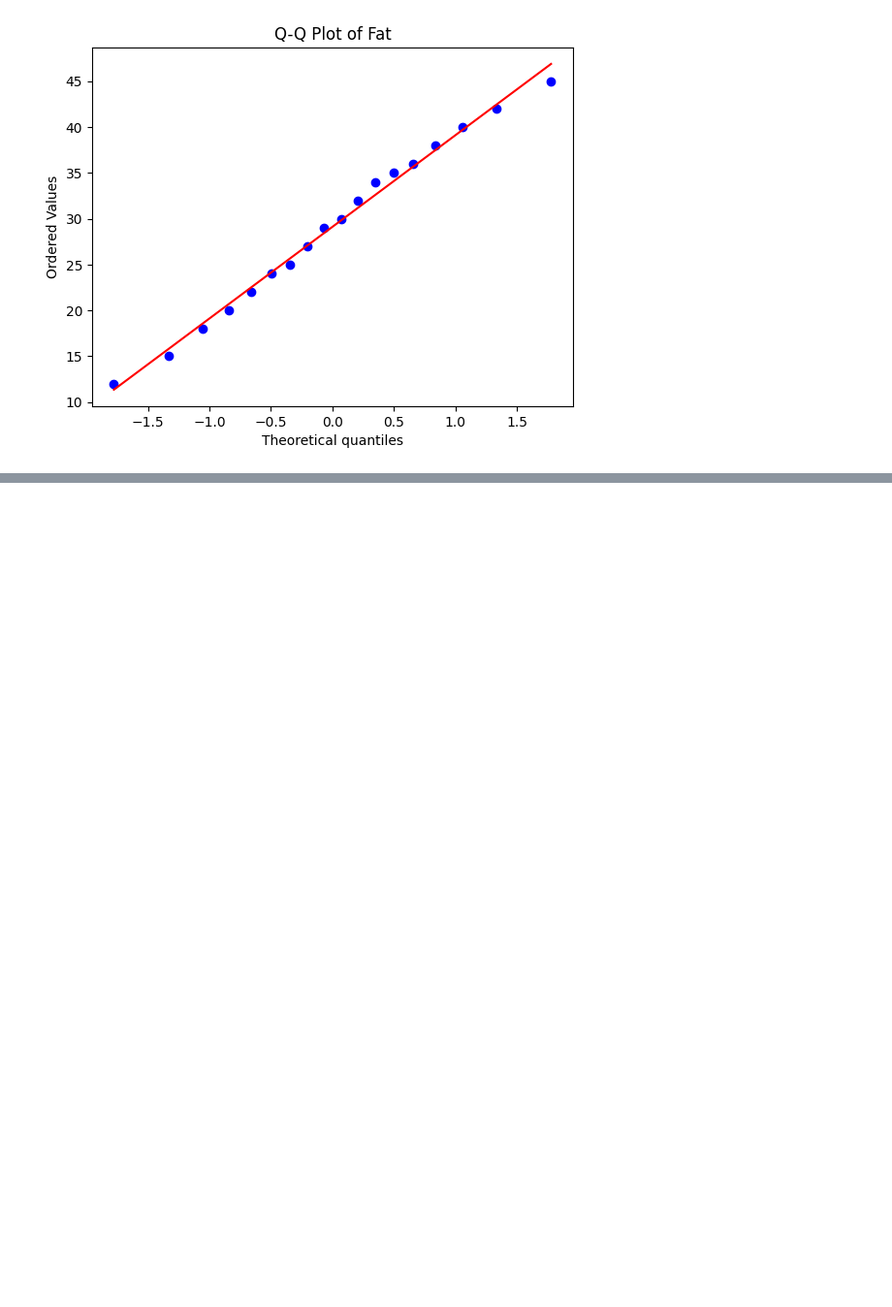
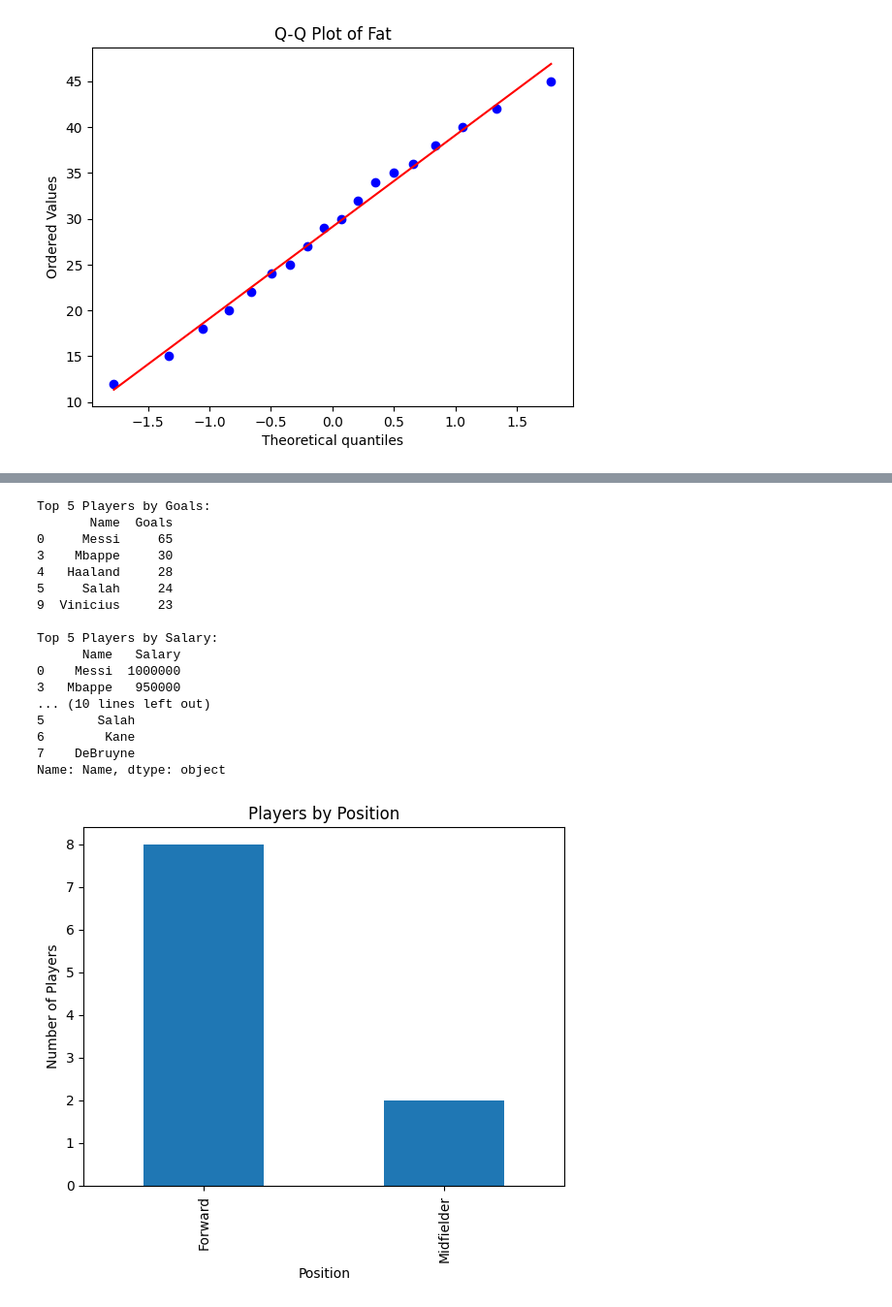
Before and after one commit to 192424334simats-lgtm/FODS, a Jupyter notebook: Fods_lab/FODS_LAB.ipynb, the cells around one changed output, grey strips where cells are left out. Shown at 97% size. Cells and saved outputs as stored; diff of their text form; code cells hidden in the pictures; blank space fills up the shorter version.

```diff
--- a/Fods_lab/FODS_LAB.ipynb
+++ b/Fods_lab/FODS_LAB.ipynb
@@ -533,0 +713,56 @@ max    65.000000  45.000000
+# %%
+### exp 27
+
+import pandas as pd
+import matplotlib.pyplot as plt
+
+data = {
+    "Name":["Messi","Ronaldo","Neymar","Mbappe","Haaland","Salah","Kane","DeBruyne","Bellingham","Vinicius"],
+    "Age":[38,41,34,27,25,33,32,35,23,25],
+    "Position":["Forward","Forward","Forward","Forward","Forward",
+                "Forward","Forward","Midfielder","Midfielder","Forward"],
+    "Goals":[65,22,20,30,28,24,21,10,15,23],
+    "Salary":[1000000,900000,800000,950000,850000,700000,650000,600000,550000,750000]
+}
+
+df = pd.DataFrame(data)
+df.to_csv("players.csv", index=False)
+
+df = pd.read_csv("players.csv")
+
+print("Top 5 Players by Goals:")
+print(df.nlargest(5, "Goals")[["Name","Goals"]])
+
+print("\nTop 5 Players by Salary:")
+print(df.nlargest(5, "Salary")[["Name","Salary"]])
+
+average_age = df["Age"].mean()
+print("\nAverage Age:", average_age)
+
+print("\nPlayers Above Average Age:")
+print(df[df["Age"] > average_age]["Name"])
+
+df["Position"].value_counts().plot(kind="bar")
+plt.xlabel("Position")
+plt.ylabel("Number of Players")
+plt.title("Players by Position")
+plt.show()
+# %% [output]
+Top 5 Players by Goals:
+       Name  Goals
+0     Messi     65
+3    Mbappe     30
+4   Haaland     28
+5     Salah     24
+9  Vinicius     23
+
+Top 5 Players by Salary:
+      Name   Salary
+0    Messi  1000000
+3   Mbappe   950000
+... (10 lines left out)
+5       Salah
+6        Kane
+7    DeBruyne
+Name: Name, dtype: object
+[figure, added]
```
Also changed, not shown: parts of 7 cells of this notebook.
